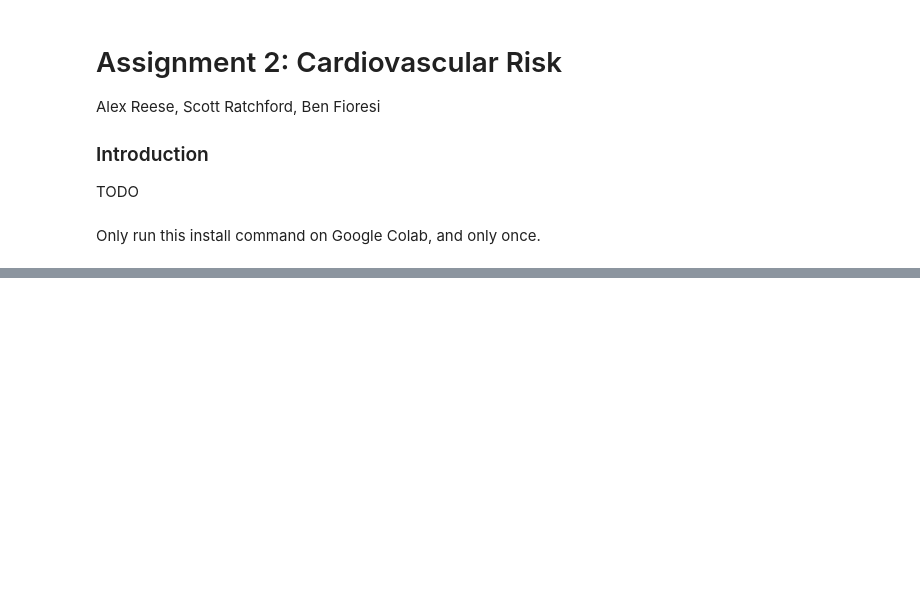
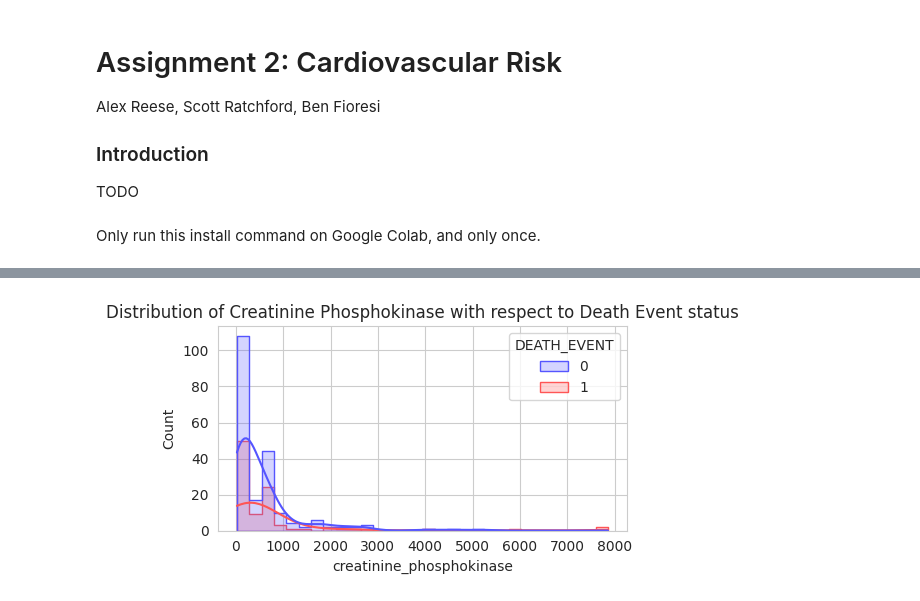
Before and after one commit to alexanderreese/CS491, a Jupyter notebook: Assignment2/Lab2_Submission.ipynb, the cells around one changed output, grey strips where cells are left out. Saved outputs shown, nothing was run; the diff lists cells and outputs as text; code cells hidden in the pictures; blank space fills up the shorter version.

```diff
--- a/Assignment2/Lab2_Submission.ipynb
+++ b/Assignment2/Lab2_Submission.ipynb
@@ -56,0 +68,9 @@ from sklearn.preprocessing import LabelEncoder, StandardScaler
+# %%
+# Plot the distribution of the 'creatinine_phosphokinase' column with respect to the 'DEATH_EVENT' column
+plt.figure(figsize=(5, 3))
+sns.histplot(data=data, x='creatinine_phosphokinase', hue='DEATH_EVENT', palette='seismic', bins=30, kde=True, element="step")
+plt.title('Distribution of Creatinine Phosphokinase with respect to Death Event status')
+plt.tight_layout()
+plt.show()
+# %% [output]
+[figure, added]
```
Also changed, not shown: parts of 22 cells of this notebook, 2 other files.
